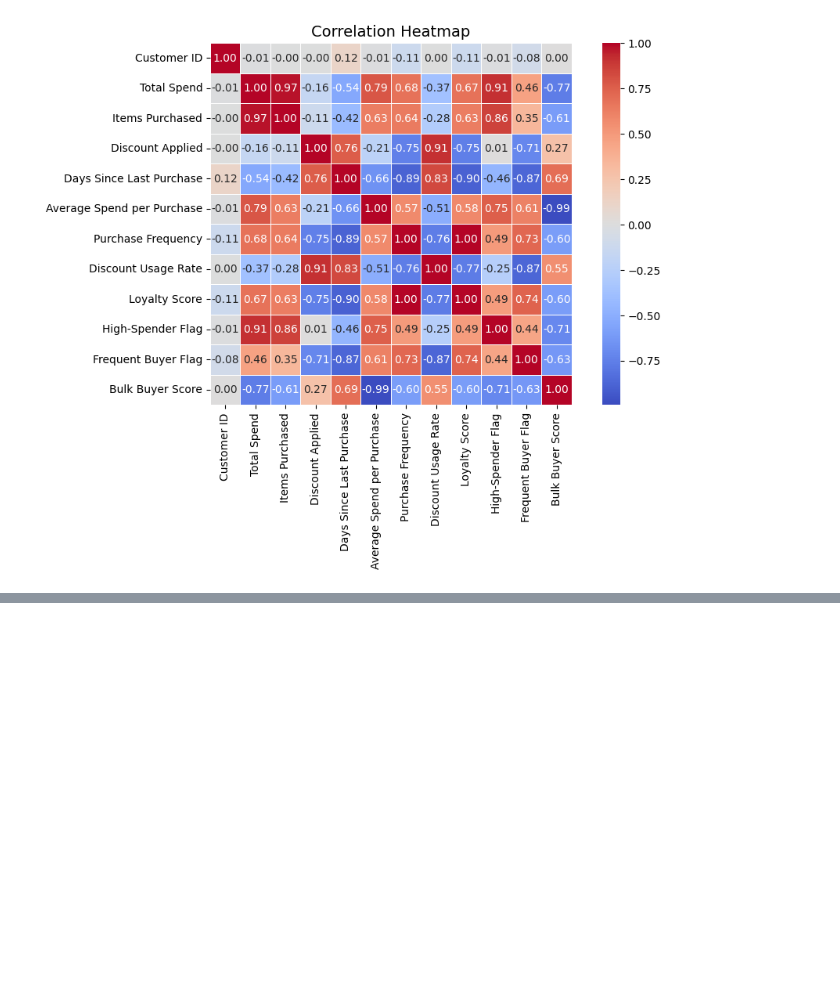
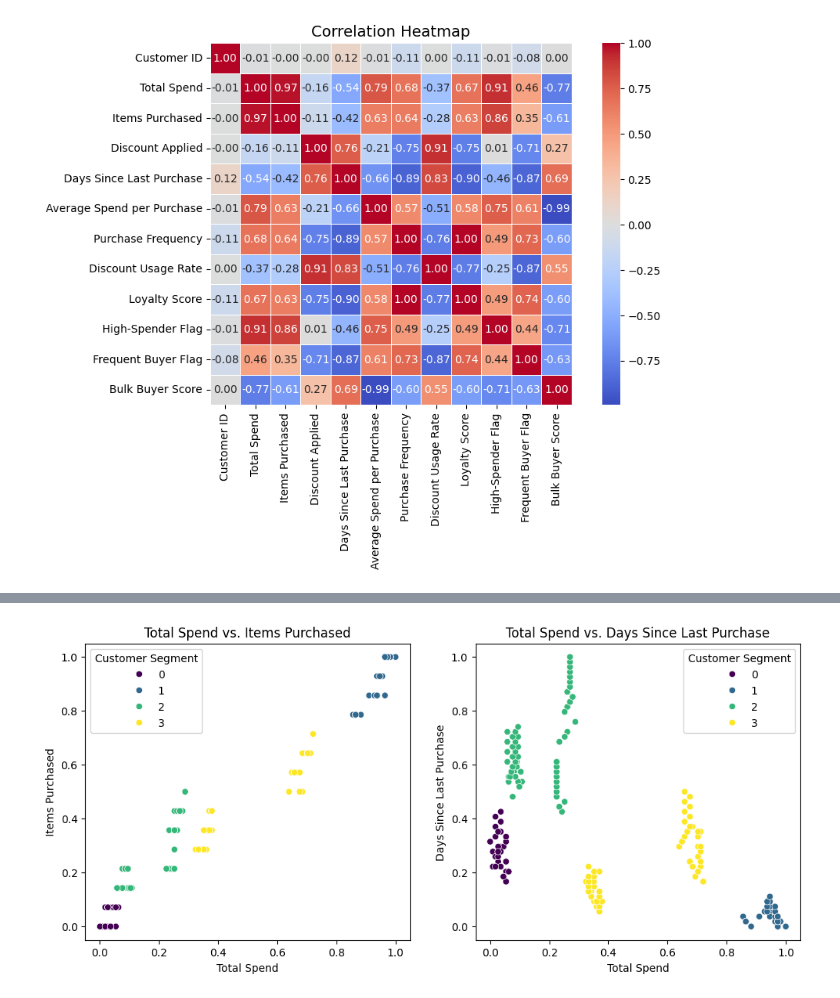
Before and after one commit to 22AmitDeo/Customer-Segmentation-Capstone-Project, a Jupyter notebook: analysis.ipynb, the cells around one changed output, grey strips where cells are left out. Saved outputs shown, nothing was run; the diff lists cells and outputs as text; code cells hidden in the pictures; blank space fills up the shorter version.

```diff
--- a/analysis.ipynb
+++ b/analysis.ipynb
@@ -130,0 +172,22 @@ plt.show()
+# %%
+# Apply K-Means Clustering
+features = ["Total Spend", "Items Purchased", "Days Since Last Purchase"]
+kmeans = KMeans(n_clusters=4, random_state=42, n_init=10)
+df["Customer Segment"] = kmeans.fit_predict(df[features])
+plt.figure(figsize=(12, 5))
+
+plt.subplot(1, 2, 1)
+sns.scatterplot(
+    x=df["Total Spend"], y=df["Items Purchased"], hue=df["Customer Segment"], palette="viridis"
+)
+plt.title("Total Spend vs. Items Purchased")
+
+plt.subplot(1, 2, 2)
+sns.scatterplot(
+    x=df["Total Spend"], y=df["Days Since Last Purchase"], hue=df["Customer Segment"], palette="viridis"
+)
+plt.title("Total Spend vs. Days Since Last Purchase")
+
+plt.show()
+# %% [output]
+[figure, added]
```
Also changed, not shown: parts of 4 cells of this notebook.
